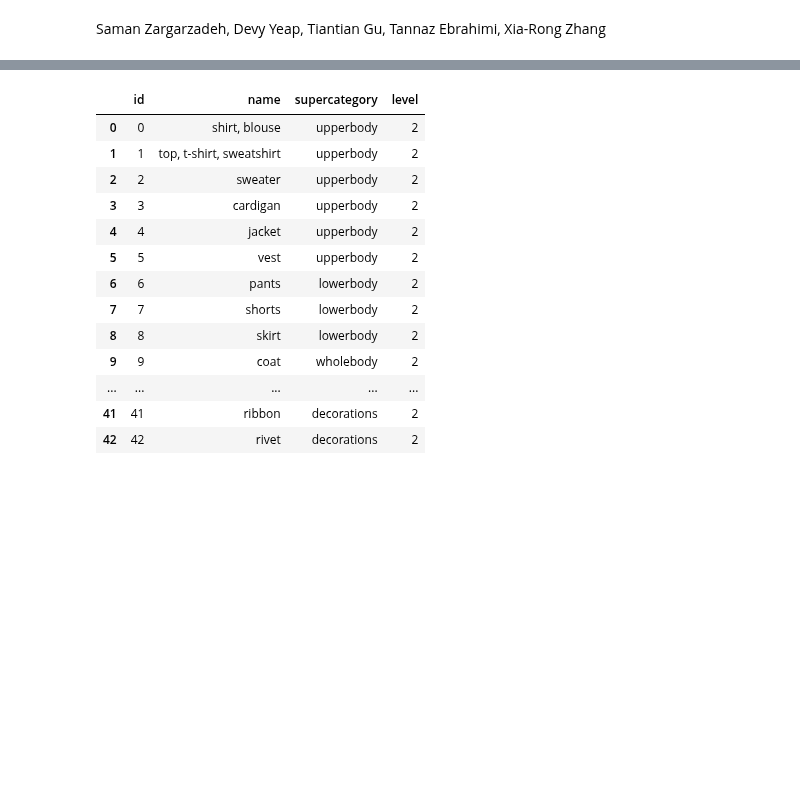
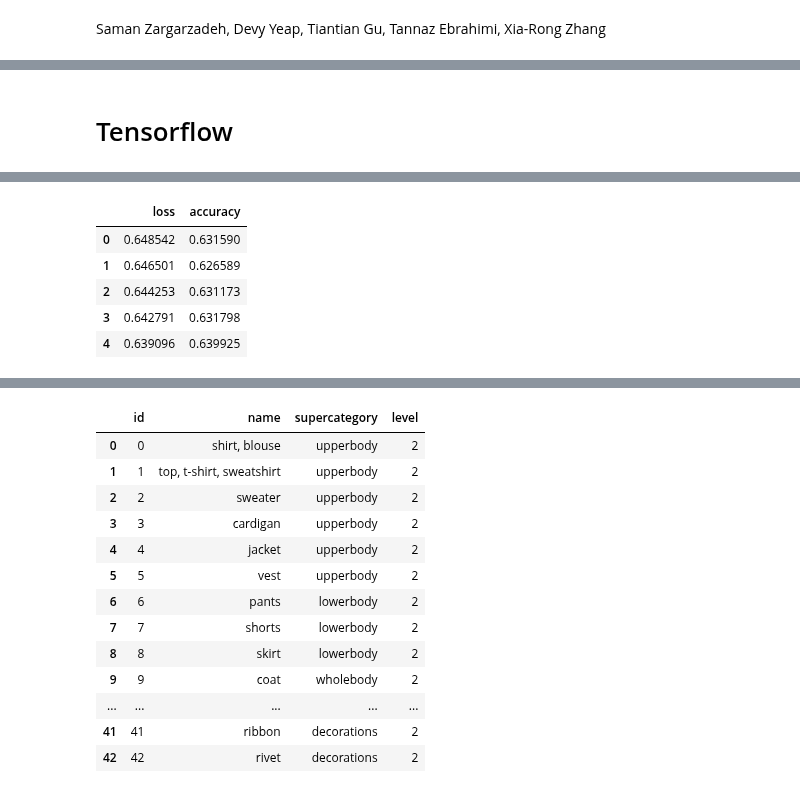
Before and after one commit to SamanZargarzadeh/Automatic-Image-Tagging-for-Fashion-E-commerce, a Jupyter notebook: Deep_Learning_Array_to_NN.ipynb, the cells around one changed output, grey strips where cells are left out. Drawn from its saved outputs; the diff is of its cells as text; code cells hidden in the pictures; blank space fills up the shorter version.

Commit message:
Adding Tensor-flow

```diff
--- a/Deep_Learning_Array_to_NN.ipynb
+++ b/Deep_Learning_Array_to_NN.ipynb
@@ -41,0 +39,2 @@ import numpy as np
+# %% [markdown]
+# Tensorflow
@@ -41,0 +57,5 @@ import numpy as np
+# %%
+model.compile(loss='binary_crossentropy', metrics=['accuracy'])
+history = model.fit(train_set_x, train_set_y , epochs=10)
+pd.DataFrame(history.history).head()
+# %% [output]
@@ -41,0 +82,6 @@ import numpy as np
+|  | loss | accuracy |
+| 0 | 0.648542 | 0.631590 |
+| 1 | 0.646501 | 0.626589 |
+| 2 | 0.644253 | 0.631173 |
+| 3 | 0.642791 | 0.631798 |
+| 4 | 0.639096 | 0.639925 |
```
Also changed, not shown: parts of 25 cells of this notebook.
